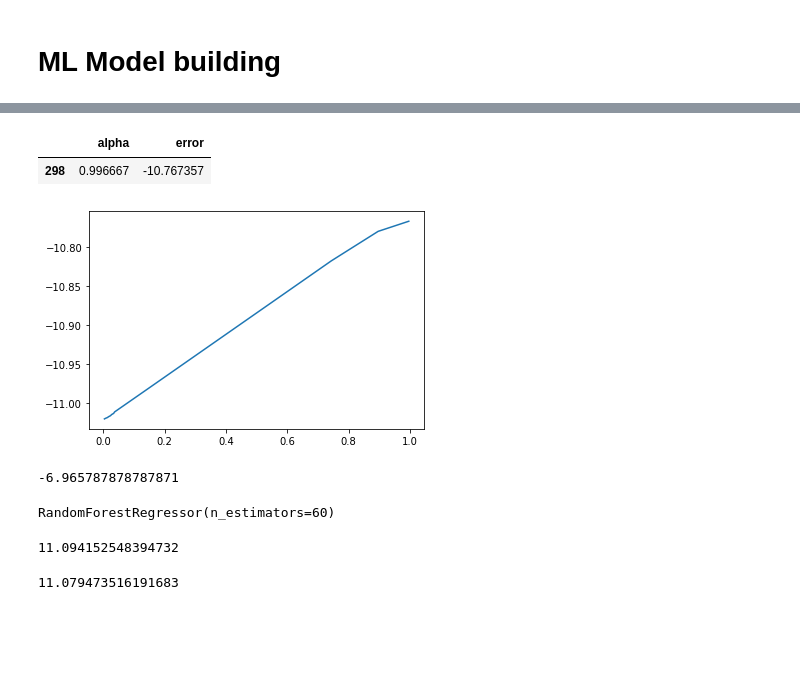
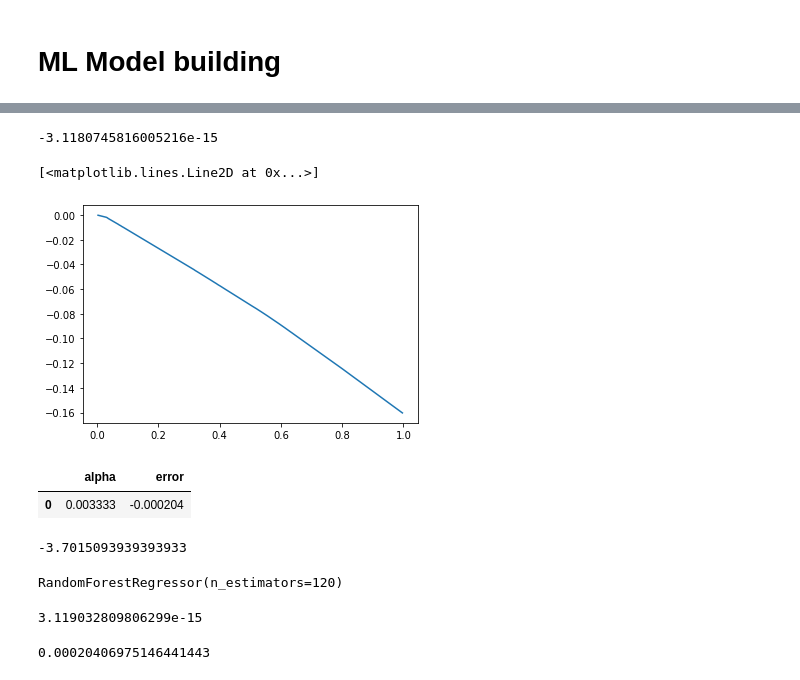
Before and after one commit to michelmendonca/US-Market-Data-Science-Growth-Estimator, a Jupyter notebook: Project1_Complete.ipynb, the cells around one changed output, grey strips where cells are left out. Drawn from its saved outputs; the diff is of its cells as text; code cells hidden in the pictures; blank space fills up the shorter version.

```diff
--- a/Project1_Complete.ipynb
+++ b/Project1_Complete.ipynb
@@ -236,8 +244,9 @@ df_dumGrowth = pd.get_dummies(df_Growth)
 
 from sklearn.model_selection import train_test_split
 
-XGrowth = df_dumGrowth.drop('Year', axis =1)
-yGrowth = df_dumGrowth.Year.values
+a = df_dumGrowth.drop('Year', axis =1)
+XGrowth = a
+yGrowth = a['TotalGrowthAv'].values
 
 XGrowth_train, XGrowth_test, yGrowth_train, yGrowth_test = train_test_split(XGrowth, yGrowth, test_size=0.2, random_state=42)
 # %%
@@ -260,27 +289,35 @@ np.mean(cross_val_score(lmGrowth,XGrowth_train,yGrowth_train, scoring = 'neg_mea
+# %%
+lmGrowth = LinearRegression()
+lmGrowth.fit(XGrowth_train, yGrowth_train)
+np.mean(cross_val_score(lmGrowth,XGrowth_train,yGrowth_train, scoring = 'neg_mean_absolute_error', cv=5))
+# %% [output]
+-3.1180745816005216e-15
 # %%
 # lasso regression GROWTH
 
-lm_lGrowth = Lasso(alpha=.99)
+lm_lGrowth = Lasso(alpha=.01)
 lm_lGrowth.fit(XGrowth_train,yGrowth_train)
 np.mean(cross_val_score(lm_lGrowth,XGrowth_train,yGrowth_train))
 
 alphaGrowth = []
 errorGrowth = []
 
 for i in range(1,300):
     alphaGrowth.append(i/300)
     lml = Lasso(alpha=(i/300))
     errorGrowth.append(np.mean(cross_val_score(lml,XGrowth_train,yGrowth_train, scoring = 'neg_mean_absolute_error', cv=5)))
 
 plt.plot(alphaGrowth,errorGrowth)
-
-err = tuple(zip(alphaGrowth,errorGrowth))
-df_errGrowth = pd.DataFrame(err, columns = ['alpha','error'])
-df_errGrowth[df_errGrowth.error == max(df_errGrowth.error)]
 # %% [output]
-|  | alpha | error |
-| 298 | 0.996667 | -10.767357 |
+[<matplotlib.lines.Line2D at 0x...>]
-[figure, old version]
+[figure, new version]
+# %%
+err = tuple(zip(alphaGrowth,errorGrowth))
+df_errGrowth = pd.DataFrame(err, columns = ['alpha','error'])
+df_errGrowth[df_errGrowth.error == max(df_errGrowth.error)]
+# %% [output]
+|  | alpha | error |
+| 0 | 0.003333 | -0.000204 |
 # %%
 # random forest
 
@@ -289,7 +326,7 @@ rf = RandomForestRegressor()
 
 np.mean(cross_val_score(rf,XGrowth_train,yGrowth_train,scoring = 'neg_mean_absolute_error', cv= 3))
 # %% [output]
--6.965787878787871
+-3.7015093939393933
 # %%
 # tune models GrindsearchCV
 
@@ -301,7 +338,7 @@ gsGrowth.fit(XGrowth_train,yGrowth_train)
 gsGrowth.best_score_
 gsGrowth.best_estimator_
 # %% [output]
-RandomForestRegressor(n_estimators=60)
+RandomForestRegressor(n_estimators=120)
 # %%
 # test ensembles
 from sklearn.metrics import mean_absolute_error
@@ -311,11 +348,11 @@ tpred_lmlGrowth = lm_lGrowth.predict(XGrowth_test)
 tpred_rfGrowth = gsGrowth.best_estimator_.predict(XGrowth_test)
 mean_absolute_error(yGrowth_test,tpred_lmGrowth)
 # %% [output]
-11.094152548394732
+3.119032809806299e-15
 # %%
 mean_absolute_error(yGrowth_test,tpred_lmlGrowth)
 # %% [output]
-11.079473516191683
+0.00020406975146441443
 # %%
 mean_absolute_error(yGrowth_test,tpred_rfGrowth)
 # %% [output]
```
Also changed, not shown: parts of 6 cells of this notebook.
